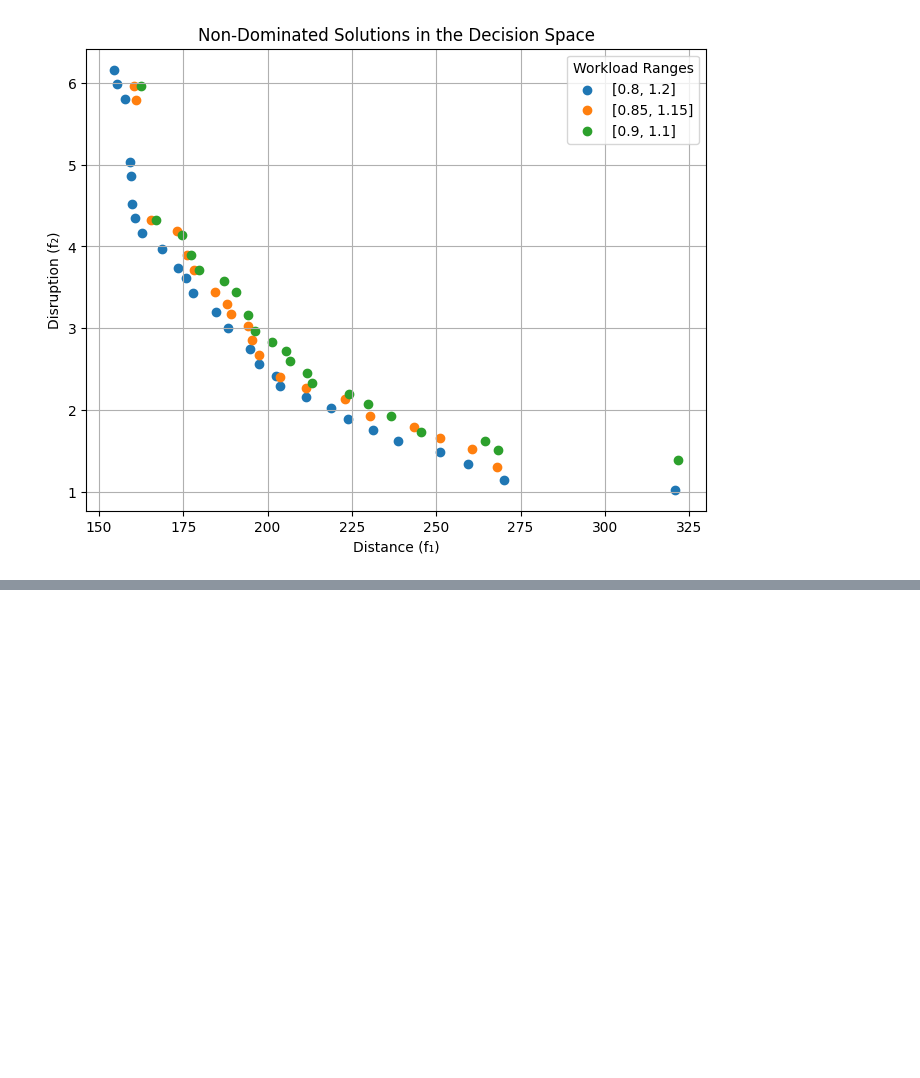
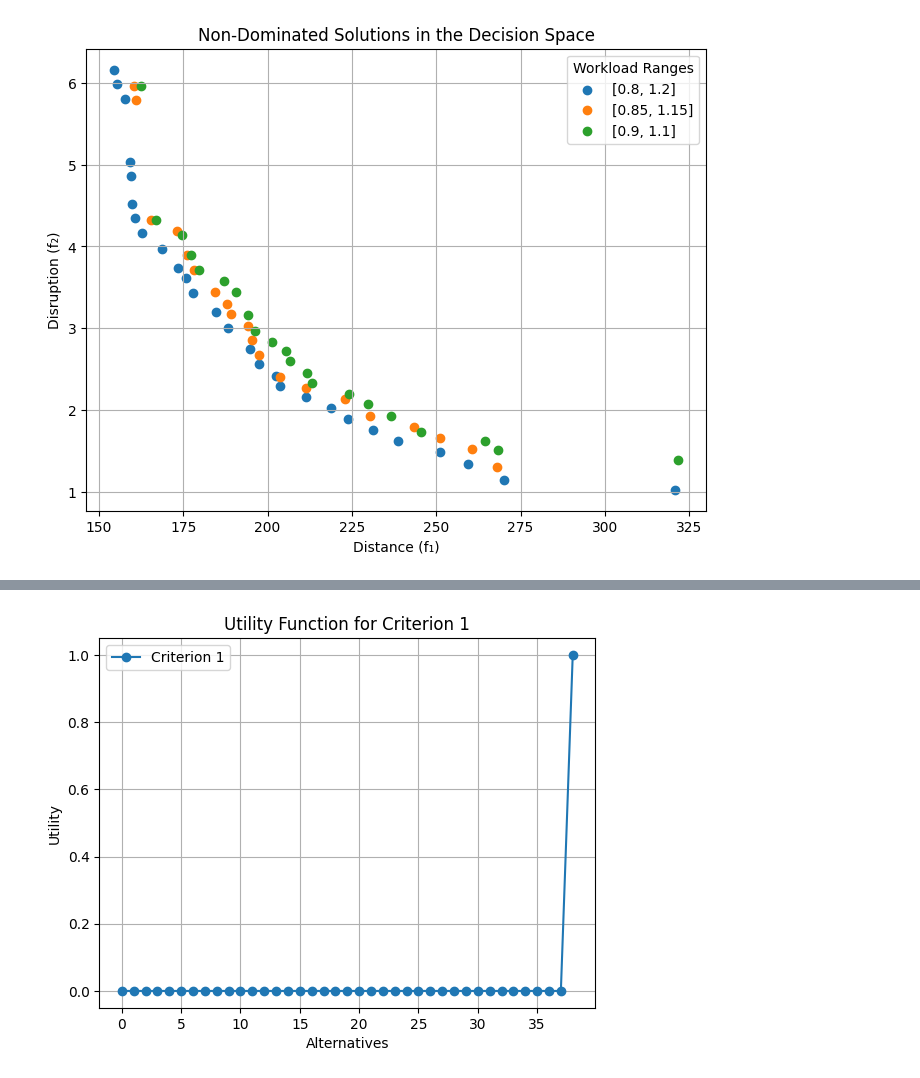
Before and after one commit to AncientPatata/sdp_project, a Jupyter notebook: SDP_project.ipynb, the cells around one changed output, grey strips where cells are left out. Drawn from its saved outputs; the diff is of its cells as text; code cells hidden in the pictures; blank space fills up the shorter version.

Commit message:
added data and code used for UTA part

```diff
--- a/SDP_project.ipynb
+++ b/SDP_project.ipynb
@@ -371,0 +508,5 @@ plot_decision_space(all_results)
+# %%
+preferences_data = pd.read_excel('data/Preferences.xlsx', sheet_name='DM Preferences')
+
+criteria_values = preferences_data[['distance', 'max_workload', '#changed offices']].values
+rankings = preferences_data['rank'].values
@@ -371,0 +636,6 @@ plot_decision_space(all_results)
+# %%
+non_dominated_solutions_UTA = []
+
+for solution in results_partial_UTA[(workload_min, workload_max)]:
+    distance, disruption, num_relocated, workload_fairness, assignment = solution
+    non_dominated_solutions_UTA.append([distance, workload_fairness, num_relocated])
@@ -371,0 +664,5 @@ plot_decision_space(all_results)
+# %%
+non_dominated_solutions_UTA = [solution[:3] for solution in non_dominated_solutions_UTA]
+# %%
+rank_indices = [rank - 1 for rank in rankings]  # Convert 1-based to 0-based indexing
+pairwise_rankings = [(rank_indices[i], rank_indices[j]) for i in range(len(rank_indices)) for j in range(i + 1, len(rank_indices))]
@@ -371,0 +778,71 @@ plot_decision_space(all_results)
+# %%
+n_criteria = 3
+n_alternatives = len(criteria_values)
+
+model = Model("UTA")
+
+utilities = {i: model.addVars(n_alternatives, lb=0, ub=1, name=f"u_{i}") for i in range(n_criteria)}
+sigma_plus = model.addVars(n_alternatives, lb=0, name="sigma_plus")
+sigma_minus = model.addVars(n_alternatives, lb=0, name="sigma_minus")
+
+# Add normalization constraints for utilities
+for i in range(n_criteria):
+    model.addConstr(utilities[i][0] == 0, name=f"Utility_Zero_{i}")  # First value is zero
+    model.addConstr(utilities[i][n_alternatives - 1] == 1, name=f"Utility_One_{i}")  # Last value is one
+    for k in range(n_alternatives - 1):
+        model.addConstr(utilities[i][k + 1] - utilities[i][k] >= 0, name=f"Piecewise_{i}_{k}")  # Monotonicity
+
+# Ranking constraints (symmetric approach with error terms for both alternatives)
+epsilon = 1e-1  # Small value for strict preference
+for better, worse in pairwise_rankings:
+    better_utility = quicksum(utilities[i][better] * criteria_values[better][i] for i in range(n_criteria))
+    worse_utility = quicksum(utilities[i][worse] * criteria_values[worse][i] for i in range(n_criteria))
+    model.addConstr(
+        better_utility + sigma_minus[better] - sigma_plus[better]
+        >= worse_utility + sigma_minus[worse] - sigma_plus[worse] + epsilon,
+        name=f"Strict_Preference_{better}_{worse}",
+    )
+
+model.setObjective(quicksum(sigma_plus[j] + sigma_minus[j] for j in range(n_alternatives)), GRB.MINIMIZE)
+
+model.optimize()
+
+if model.status == GRB.OPTIMAL:
+    print("Optimal solution found for UTA.")
+
+    # Extract utility functions
+    inferred_utilities = {
+        i: [utilities[i][j].X for j in range(n_alternatives)] for i in range(n_criteria)
+    }
+
+    # Plot utility functions
+    for i in range(n_criteria):
+        plt.figure()
+        plt.plot(
+            range(n_alternatives),
+            inferred_utilities[i],
+            marker="o",
+            label=f"Criterion {i + 1}",
+        )
+        plt.title(f"Utility Function for Criterion {i + 1}")
+        plt.xlabel("Alternatives")
+        plt.ylabel("Utility")
+        plt.grid(True)
+        plt.legend()
+        plt.show()
+
+    # Evaluate non-dominated solutions
+    solution_utilities = []
+    for solution in non_dominated_solutions_UTA:
+        # Compute total utility for each solution
+        utility = sum(
+            inferred_utilities[i][j] * solution[i] for i in range(n_criteria)
+        )
+        solution_utilities.append((solution, utility))
+
+    # Find the best solution
+    best_solution = max(solution_utilities, key=lambda x: x[1])
+    print(f"Best solution: {best_solution[0]} with utility: {best_solution[1]:.4f}")
+else:
+    print("No optimal solution found for UTA.")
+# %% [output]
@@ -371,0 +866 @@ plot_decision_space(all_results)
+[figure, added]
```
Also changed, not shown: parts of 18 cells of this notebook, 2 other files.
